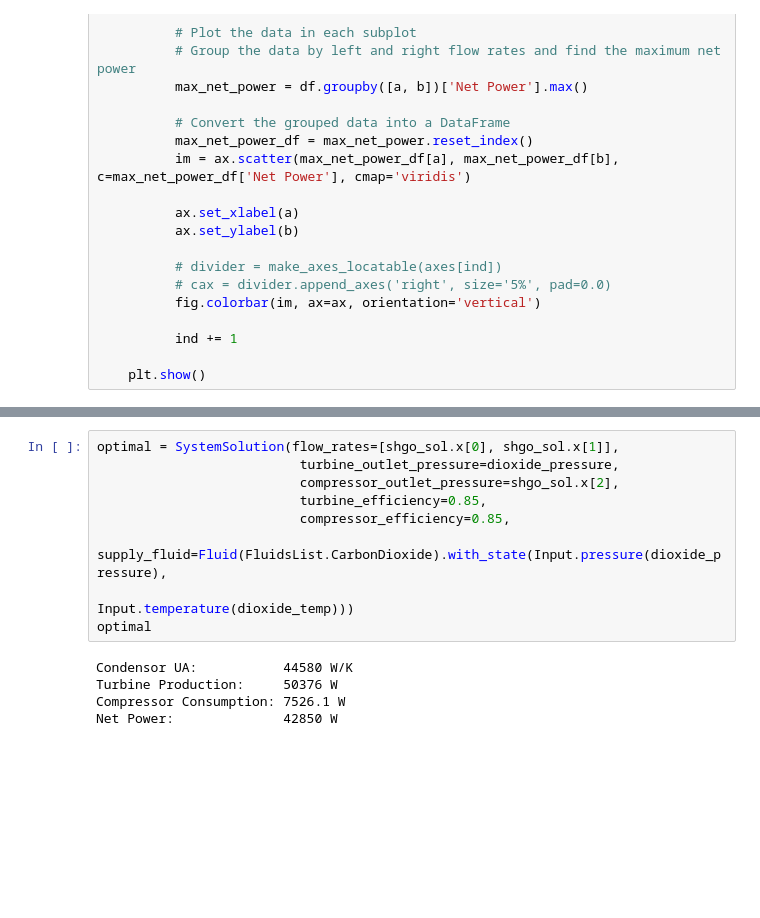
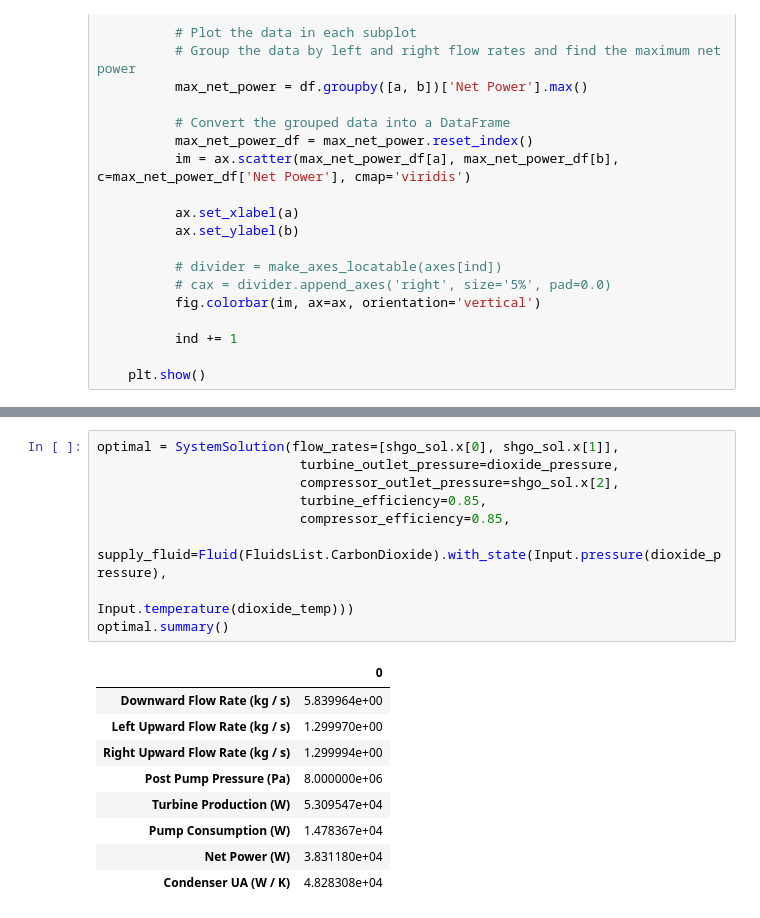
Before and after one commit to Willmac16/DFTS-Team-Seven, a Jupyter notebook: Project3.ipynb, the cells around one changed output, grey strips where cells are left out. Drawn from its saved outputs; the diff is of its cells as text; blank space fills up the shorter version.

```diff
--- a/Project3.ipynb
+++ b/Project3.ipynb
@@ -550,17 +554,22 @@ Net Power Production: 42850 W
 # %%
 optimal = SystemSolution(flow_rates=[shgo_sol.x[0], shgo_sol.x[1]],
                           turbine_outlet_pressure=dioxide_pressure,
                           compressor_outlet_pressure=shgo_sol.x[2],
                           turbine_efficiency=0.85,
                           compressor_efficiency=0.85,
                           supply_fluid=Fluid(FluidsList.CarbonDioxide).with_state(Input.pressure(dioxide_pressure),
                                                             Input.temperature(dioxide_temp)))
-optimal
+optimal.summary()
 # %% [output]
-Condensor UA:           44580 W/K
-Turbine Production:     50376 W
-Compressor Consumption: 7526.1 W
-Net Power:              42850 W
+|  | 0 |
+| Downward Flow Rate (kg / s) | 5.839964e+00 |
+| Left Upward Flow Rate (kg / s) | 1.299970e+00 |
+| Right Upward Flow Rate (kg / s) | 1.299994e+00 |
+| Post Pump Pressure (Pa) | 8.000000e+06 |
+| Turbine Production (W) | 5.309547e+04 |
+| Pump Consumption (W) | 1.478367e+04 |
+| Net Power (W) | 3.831180e+04 |
+| Condenser UA (W / K) | 4.828308e+04 |
 # %%
 for p, m_dot in zip(optimal.pre_turbines, shgo_sol.x[0:2]):
   press, dense, temp = p.pressure, p.density, p.temperature
```
Also changed, not shown: parts of 11 cells of this notebook.
